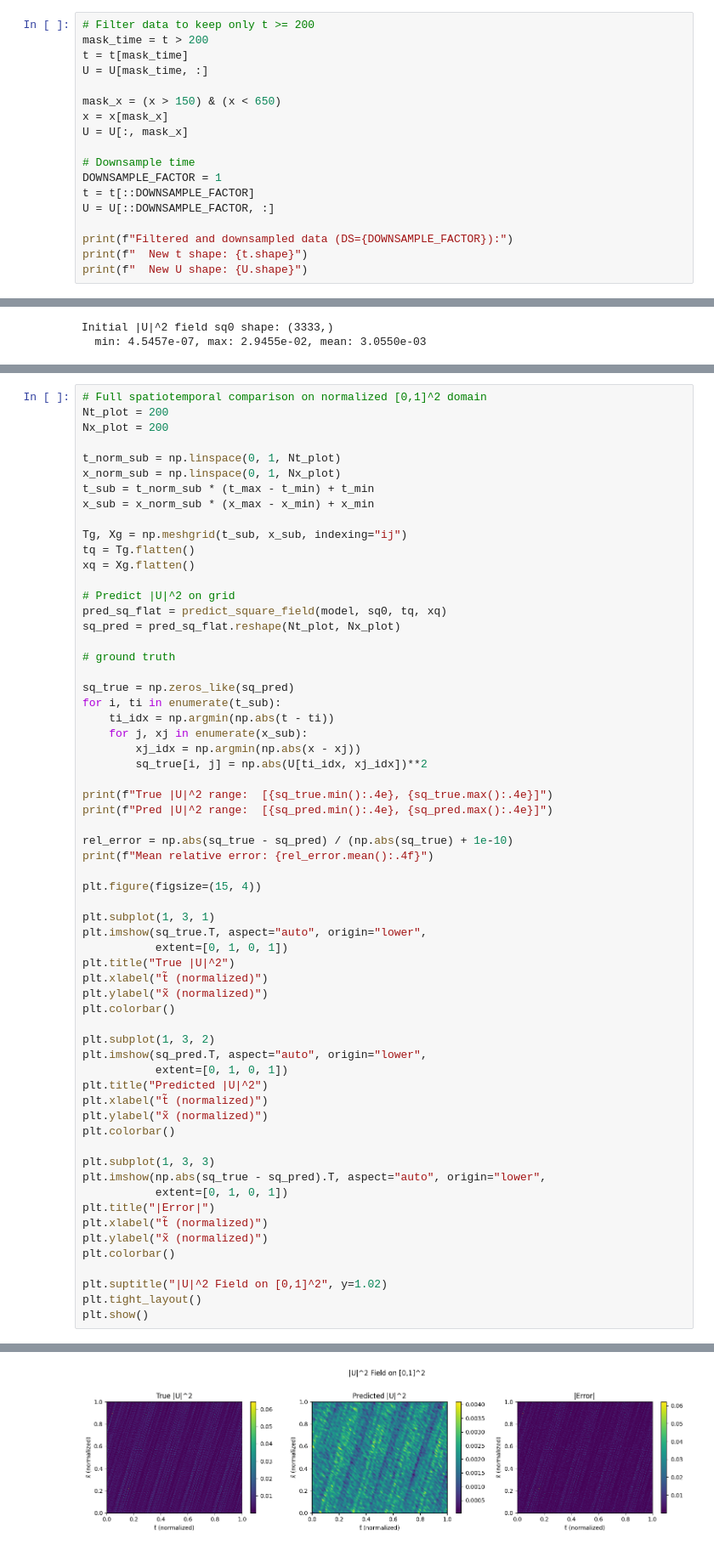
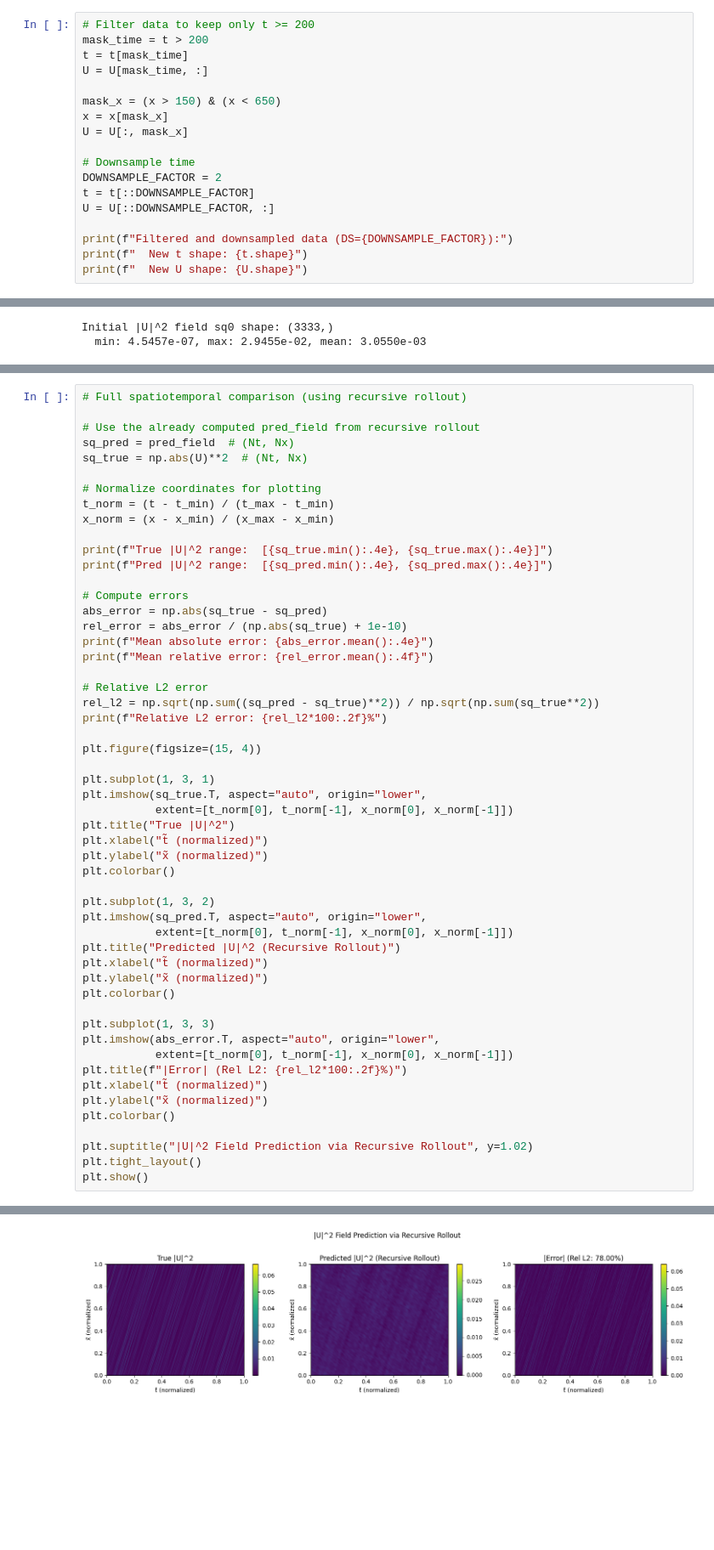
Before and after one commit to pxeedust/wave-deeponet, a Jupyter notebook: norm_square_field.ipynb, the cells around one changed output, grey strips where cells are left out. Shown at 85% size. Drawn from its saved outputs; the diff is of its cells as text; blank space fills up the shorter version.

```diff
--- a/norm_square_field.ipynb
+++ b/norm_square_field.ipynb
@@ -108,7 +108,7 @@ x = x[mask_x]
 U = U[:, mask_x]
 
 # Downsample time
-DOWNSAMPLE_FACTOR = 1
+DOWNSAMPLE_FACTOR = 2
 t = t[::DOWNSAMPLE_FACTOR]
 U = U[::DOWNSAMPLE_FACTOR, :]
 
@@ -959,41 +1004,32 @@ plt.show()
 # %%
-# Full spatiotemporal comparison on normalized [0,1]^2 domain
-Nt_plot = 200
-Nx_plot = 200
+# Full spatiotemporal comparison (using recursive rollout)
 
-t_norm_sub = np.linspace(0, 1, Nt_plot)
-x_norm_sub = np.linspace(0, 1, Nx_plot)
-t_sub = t_norm_sub * (t_max - t_min) + t_min
-x_sub = x_norm_sub * (x_max - x_min) + x_min
+# Use the already computed pred_field from recursive rollout
+sq_pred = pred_field  # (Nt, Nx)
+sq_true = np.abs(U)**2  # (Nt, Nx)
 
-Tg, Xg = np.meshgrid(t_sub, x_sub, indexing="ij")
-tq = Tg.flatten()
-xq = Xg.flatten()
-
-# Predict |U|^2 on grid
-pred_sq_flat = predict_square_field(model, sq0, tq, xq)
-sq_pred = pred_sq_flat.reshape(Nt_plot, Nx_plot)
-
-# ground truth
-
-sq_true = np.zeros_like(sq_pred)
-for i, ti in enumerate(t_sub):
-    ti_idx = np.argmin(np.abs(t - ti))
-    for j, xj in enumerate(x_sub):
-        xj_idx = np.argmin(np.abs(x - xj))
-        sq_true[i, j] = np.abs(U[ti_idx, xj_idx])**2
+# Normalize coordinates for plotting
+t_norm = (t - t_min) / (t_max - t_min)
+x_norm = (x - x_min) / (x_max - x_min)
 
 print(f"True |U|^2 range:  [{sq_true.min():.4e}, {sq_true.max():.4e}]")
 print(f"Pred |U|^2 range:  [{sq_pred.min():.4e}, {sq_pred.max():.4e}]")
 
-rel_error = np.abs(sq_true - sq_pred) / (np.abs(sq_true) + 1e-10)
+# Compute errors
+abs_error = np.abs(sq_true - sq_pred)
+rel_error = abs_error / (np.abs(sq_true) + 1e-10)
+print(f"Mean absolute error: {abs_error.mean():.4e}")
 print(f"Mean relative error: {rel_error.mean():.4f}")
+
+# Relative L2 error
+rel_l2 = np.sqrt(np.sum((sq_pred - sq_true)**2)) / np.sqrt(np.sum(sq_true**2))
+print(f"Relative L2 error: {rel_l2*100:.2f}%")
 
 plt.figure(figsize=(15, 4))
 
 plt.subplot(1, 3, 1)
 plt.imshow(sq_true.T, aspect="auto", origin="lower",
-           extent=[0, 1, 0, 1])
+           extent=[t_norm[0], t_norm[-1], x_norm[0], x_norm[-1]])
 plt.title("True |U|^2")
 plt.xlabel("t̃ (normalized)")
 plt.ylabel("x̃ (normalized)")
@@ -1001,21 +1037,21 @@ plt.colorbar()
 
 plt.subplot(1, 3, 2)
 plt.imshow(sq_pred.T, aspect="auto", origin="lower",
-           extent=[0, 1, 0, 1])
-plt.title("Predicted |U|^2")
+           extent=[t_norm[0], t_norm[-1], x_norm[0], x_norm[-1]])
+plt.title("Predicted |U|^2 (Recursive Rollout)")
 plt.xlabel("t̃ (normalized)")
 plt.ylabel("x̃ (normalized)")
 plt.colorbar()
 
 plt.subplot(1, 3, 3)
-plt.imshow(np.abs(sq_true - sq_pred).T, aspect="auto", origin="lower",
-           extent=[0, 1, 0, 1])
-plt.title("|Error|")
+plt.imshow(abs_error.T, aspect="auto", origin="lower",
+           extent=[t_norm[0], t_norm[-1], x_norm[0], x_norm[-1]])
+plt.title(f"|Error| (Rel L2: {rel_l2*100:.2f}%)")
 plt.xlabel("t̃ (normalized)")
 plt.ylabel("x̃ (normalized)")
 plt.colorbar()
 
-plt.suptitle("|U|^2 Field on [0,1]^2", y=1.02)
+plt.suptitle("|U|^2 Field Prediction via Recursive Rollout", y=1.02)
 plt.tight_layout()
 plt.show()
 # %% [output]
@@ -1025,2 +1063,2 @@ Mean relative error: 6.3325
-[figure, old version]
+[figure, new version]
 # %%
```
Also changed, not shown: parts of 16 cells of this notebook.
